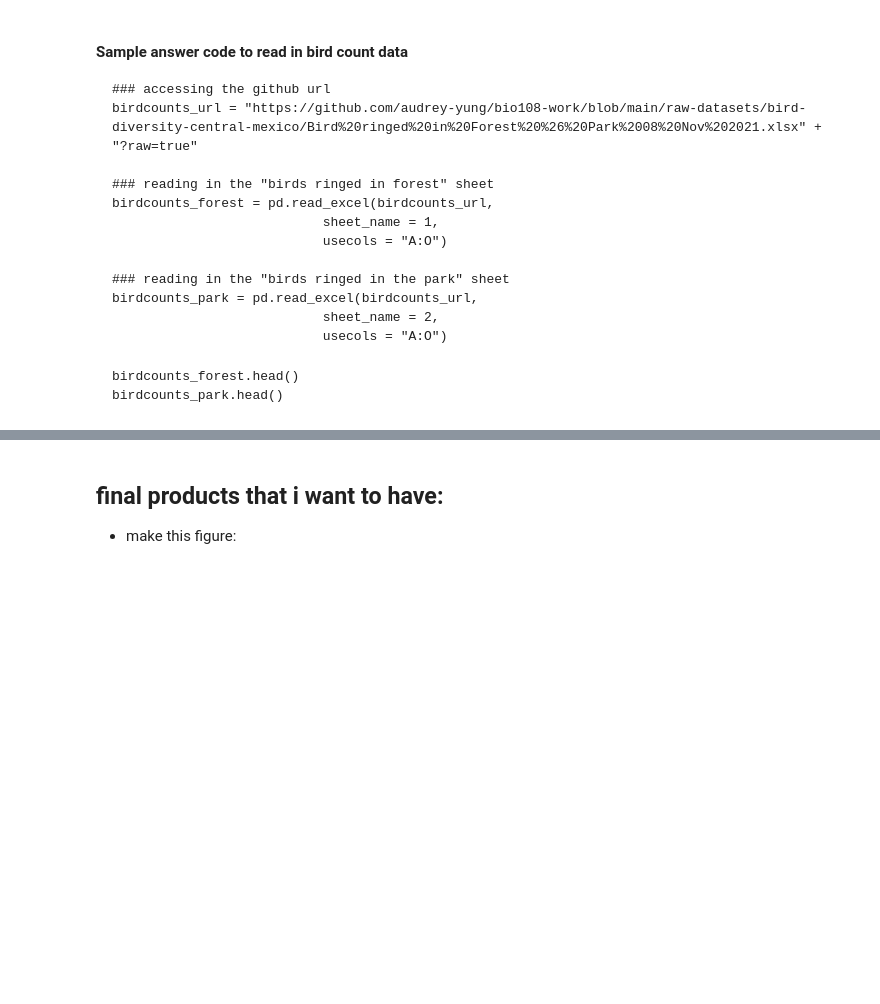
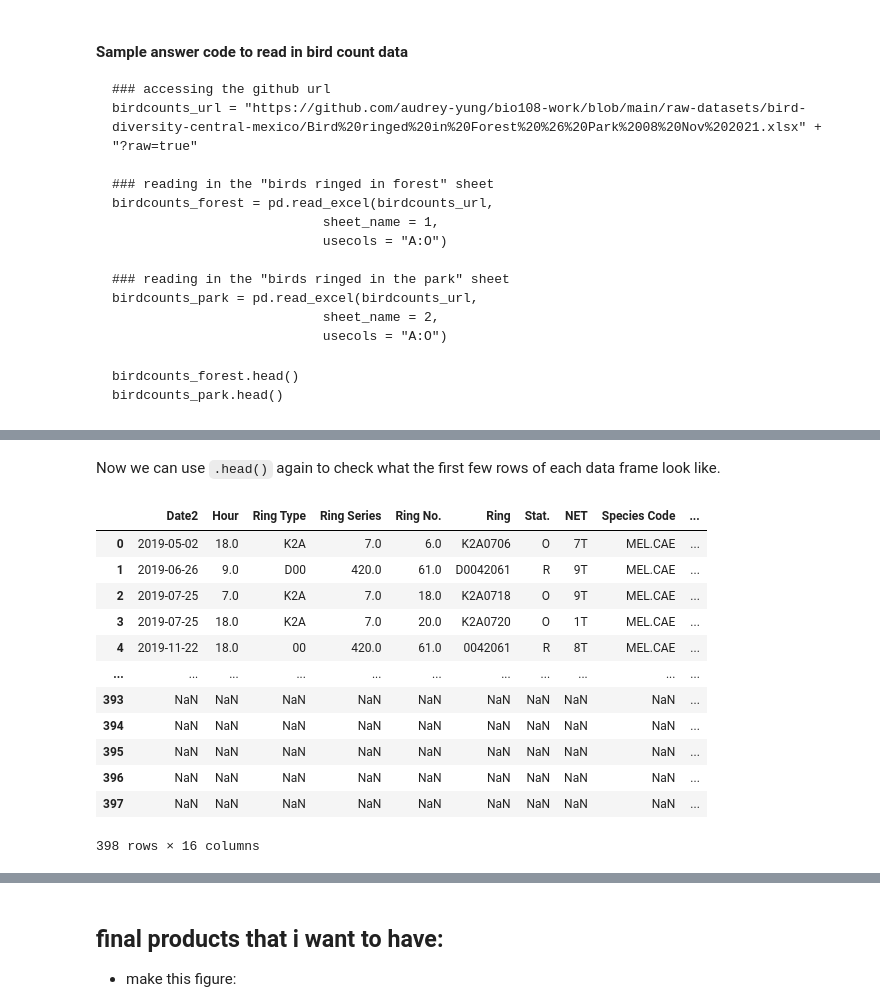
Before and after one commit to audrey-yung/bio108-work, a Jupyter notebook: bird_diversity_mexico.ipynb, the cells around one changed output, grey strips where cells are left out. Drawn from its saved outputs; the diff is of its cells as text; code cells hidden in the pictures; blank space fills up the shorter version.

````diff
--- a/bird_diversity_mexico.ipynb
+++ b/bird_diversity_mexico.ipynb
@@ -126,3 +136,16 @@ birdcounts_park = pd.read_excel(birdcounts_url,
 birdcounts_forest.head()
 birdcounts_park.head()
 ```
+# %%
+### accessing the github url
+birdcounts_url = "https://github.com/audrey-yung/bio108-work/blob/main/raw-datasets/bird-diversity-central-mexico/Bird%20ringed%20in%20Forest%20%26%20Park%2008%20Nov%202021.xlsx" + "?raw=true"
+
+### reading in the "birds ringed in forest" sheet
+birdcounts_forest = pd.read_excel(birdcounts_url,
+                           sheet_name = 1,
+                           usecols = "A:O")
+
+### reading in the "birds ringed in the park" sheet
+birdcounts_park = pd.read_excel(birdcounts_url,
+                           sheet_name = 2,
+                           usecols = "A:O")
@@ -128,0 +173,5 @@ birdcounts_park.head()
+# %%
+birdcounts_forest["Location"] = "Forest"
+birdcounts_park["Location"] = "Park"
+# %% [markdown]
+Now we can use `.head()` again to check what the first few rows of each data frame look like.
@@ -128,0 +180,16 @@ birdcounts_park.head()
+# %%
+birdcounts_park.head()
+# %% [output]
+|  | Date2 | Hour | Ring Type | Ring Series | Ring No. | Ring | Stat. | NET | Species Code | ... |
+| 0 | 2019-05-02 | 18.0 | K2A | 7.0 | 6.0 | K2A0706 | O | 7T | MEL.CAE | ... |
+| 1 | 2019-06-26 | 9.0 | D00 | 420.0 | 61.0 | D0042061 | R | 9T | MEL.CAE | ... |
+| 2 | 2019-07-25 | 7.0 | K2A | 7.0 | 18.0 | K2A0718 | O | 9T | MEL.CAE | ... |
+| 3 | 2019-07-25 | 18.0 | K2A | 7.0 | 20.0 | K2A0720 | O | 1T | MEL.CAE | ... |
+| 4 | 2019-11-22 | 18.0 | 00 | 420.0 | 61.0 | 0042061 | R | 8T | MEL.CAE | ... |
+| ... | ... | ... | ... | ... | ... | ... | ... | ... | ... | ... |
+| 393 | NaN | NaN | NaN | NaN | NaN | NaN | NaN | NaN | NaN | ... |
+| 394 | NaN | NaN | NaN | NaN | NaN | NaN | NaN | NaN | NaN | ... |
+| 395 | NaN | NaN | NaN | NaN | NaN | NaN | NaN | NaN | NaN | ... |
+| 396 | NaN | NaN | NaN | NaN | NaN | NaN | NaN | NaN | NaN | ... |
+| 397 | NaN | NaN | NaN | NaN | NaN | NaN | NaN | NaN | NaN | ... |
+398 rows × 16 columns
````
Also changed, not shown: parts of 23 cells of this notebook.
